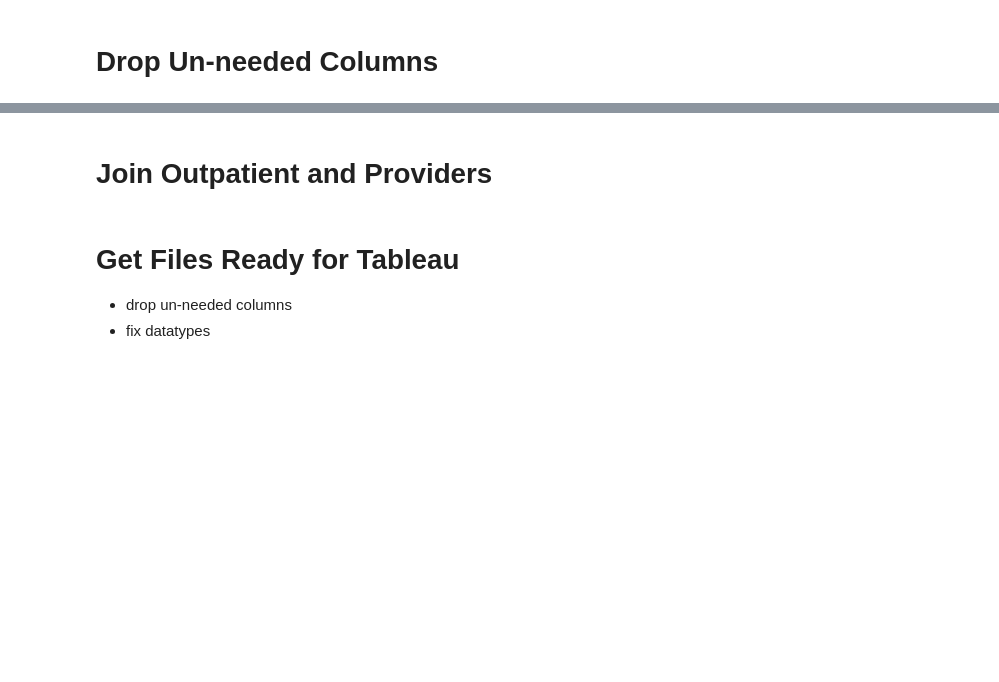
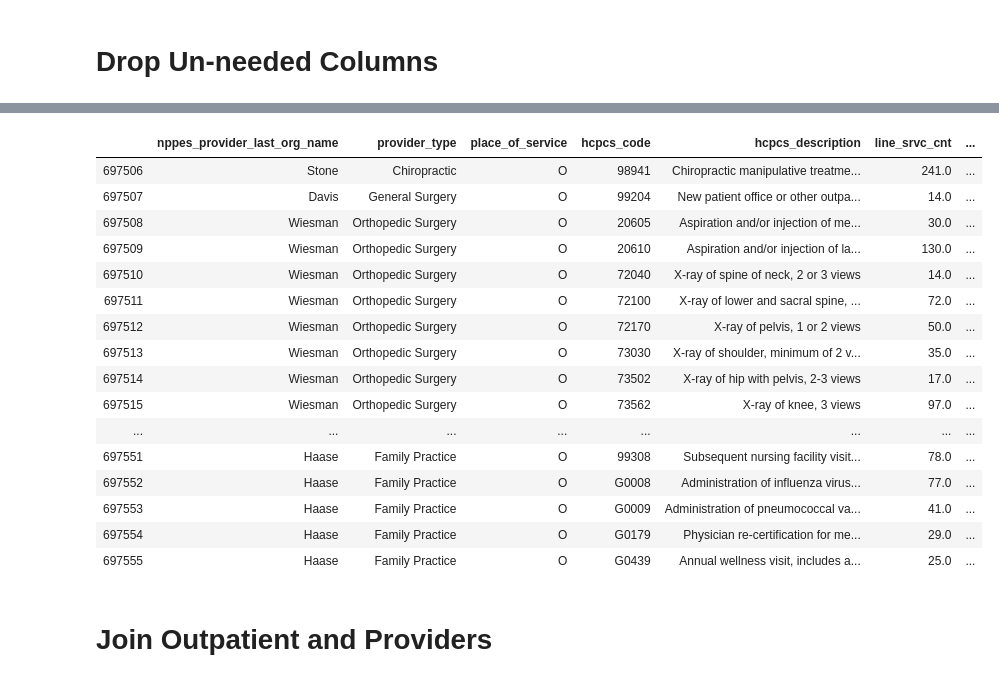
Before and after one commit to yhasan47/healthcare-bluebook-project-bluebook, a Jupyter notebook: notebooks/prep-for-tableau.ipynb, the cells around one changed output, grey strips where cells are left out. Cells and saved outputs as stored; diff of their text form; code cells hidden in the pictures; blank space fills up the shorter version.

Commit message:
Tableau files are ready

```diff
--- a/notebooks/prep-for-tableau.ipynb
+++ b/notebooks/prep-for-tableau.ipynb
@@ -216,0 +235,11 @@ outpatient_clean.info()
+# %%
+# Join with cbsa_to_name to add CBSA names
+
+tennessee_providers_clean = pd.merge(left=tennessee_providers_clean, right=cbsa_to_name,
+                                     left_on='cbsa', right_on='cbsa_code', how='inner')
+
+tennessee_outpatient_clean = pd.merge(left=tennessee_outpatient_clean, right=cbsa_to_name,
+                                      left_on='cbsa', right_on='cbsa_code', how='inner')
+
+print(tennessee_providers_clean.info())
+print(tennessee_outpatient_clean.info())
@@ -236,2 +297,39 @@ tennessee_outpatient_tableau
+# %%
+# Drop all but listed tables for proviers
+tennessee_providers_tableau = tennessee_providers_clean[[
+    'nppes_provider_last_org_name',
+    'provider_type',
+    'place_of_service',
+    'hcpcs_code',
+    'hcpcs_description',
+    'line_srvc_cnt',
+    'bene_unique_cnt',
+    'average_medicare_allowed_amt',
+    'average_submitted_chrg_amt',
+    'average_medicare_payment_amt',
+    'average_medicare_standard_amt',
+    'zip',
+    'cbsa',
+    'cbsa_title']]
+tennessee_providers_tableau = tennessee_providers_tableau.dropna()
+tennessee_providers_tableau.head(50)
+# %% [output]
+|  | nppes_provider_last_org_name | provider_type | place_of_service | hcpcs_code | hcpcs_description | line_srvc_cnt | ... |
+| 697506 | Stone | Chiropractic | O | 98941 | Chiropractic manipulative treatme... | 241.0 | ... |
+| 697507 | Davis | General Surgery | O | 99204 | New patient office or other outpa... | 14.0 | ... |
+| 697508 | Wiesman | Orthopedic Surgery | O | 20605 | Aspiration and/or injection of me... | 30.0 | ... |
+| 697509 | Wiesman | Orthopedic Surgery | O | 20610 | Aspiration and/or injection of la... | 130.0 | ... |
+| 697510 | Wiesman | Orthopedic Surgery | O | 72040 | X-ray of spine of neck, 2 or 3 views | 14.0 | ... |
+| 697511 | Wiesman | Orthopedic Surgery | O | 72100 | X-ray of lower and sacral spine, ... | 72.0 | ... |
+| 697512 | Wiesman | Orthopedic Surgery | O | 72170 | X-ray of pelvis, 1 or 2 views | 50.0 | ... |
+| 697513 | Wiesman | Orthopedic Surgery | O | 73030 | X-ray of shoulder, minimum of 2 v... | 35.0 | ... |
+| 697514 | Wiesman | Orthopedic Surgery | O | 73502 | X-ray of hip with pelvis, 2-3 views | 17.0 | ... |
+| 697515 | Wiesman | Orthopedic Surgery | O | 73562 | X-ray of knee, 3 views | 97.0 | ... |
+| ... | ... | ... | ... | ... | ... | ... | ... |
+| 697551 | Haase | Family Practice | O | 99308 | Subsequent nursing facility visit... | 78.0 | ... |
+| 697552 | Haase | Family Practice | O | G0008 | Administration of influenza virus... | 77.0 | ... |
+| 697553 | Haase | Family Practice | O | G0009 | Administration of pneumococcal va... | 41.0 | ... |
+| 697554 | Haase | Family Practice | O | G0179 | Physician re-certification for me... | 29.0 | ... |
+| 697555 | Haase | Family Practice | O | G0439 | Annual wellness visit, includes a... | 25.0 | ... |
 # %% [markdown]
 # Join Outpatient and Providers
@@ -252,4 +335,0 @@ tennessee_providers_clean.columns
-# %% [markdown]
-# Get Files Ready for Tableau
-- drop un-needed columns
-- fix datatypes
```
Also changed, not shown: parts of 14 cells of this notebook.
